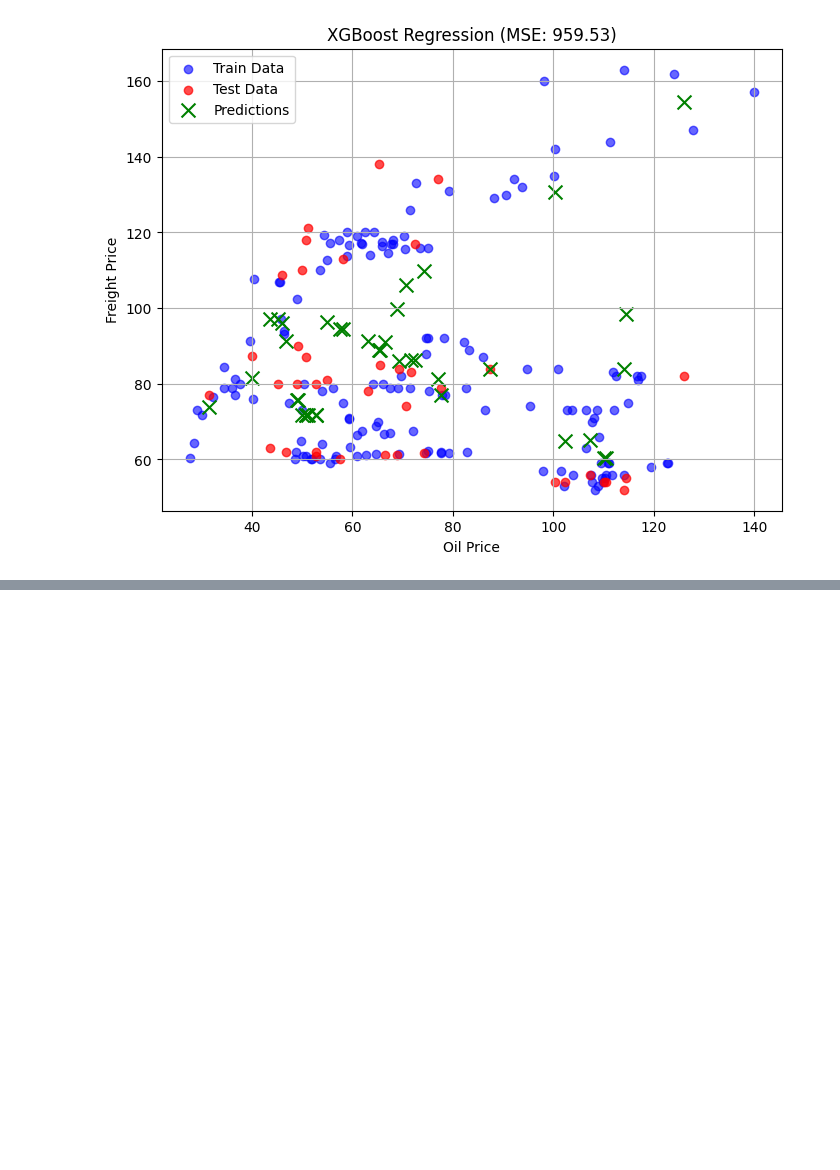
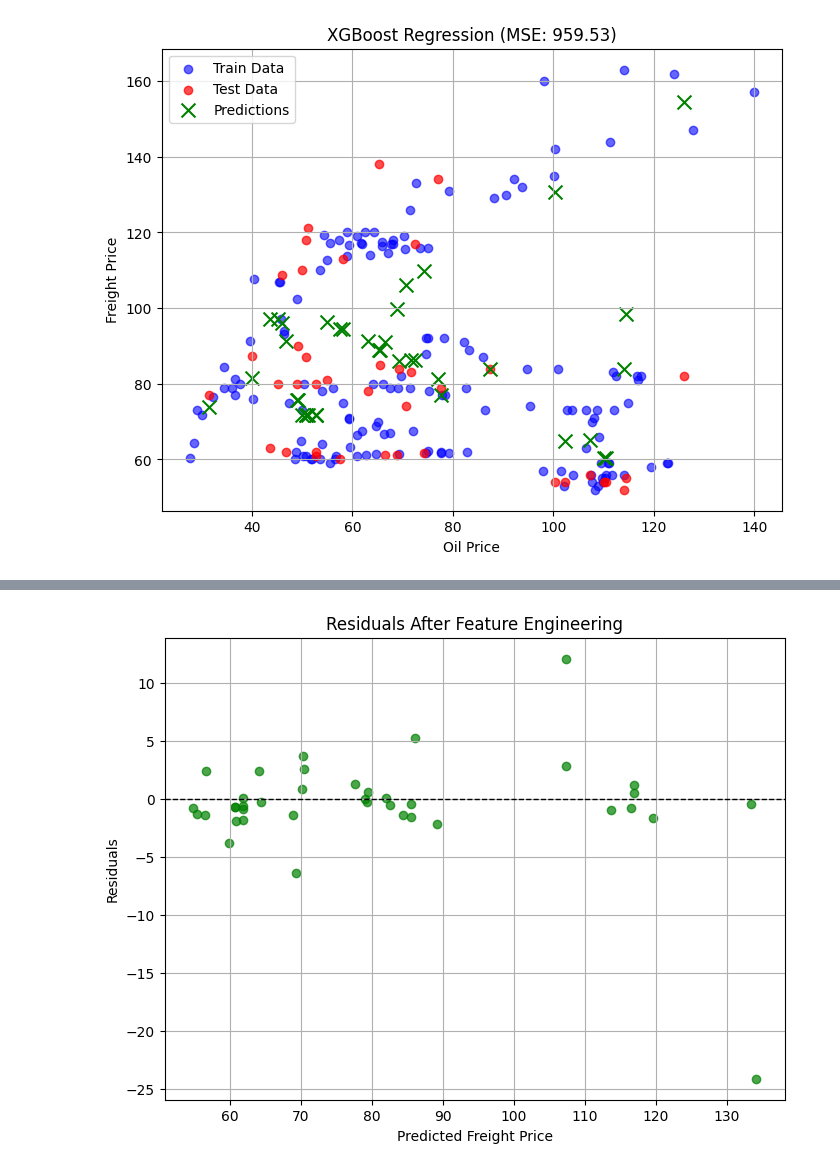
Before and after one commit to ArseniiAntonian/demand_forecasting, a Jupyter notebook: data_cov.ipynb, the cells around one changed output, grey strips where cells are left out. Drawn from its saved outputs; the diff is of its cells as text; code cells hidden in the pictures; blank space fills up the shorter version.

```diff
--- a/data_cov.ipynb
+++ b/data_cov.ipynb
@@ -180,0 +223,30 @@ plt.show()
+# %%
+merged_df["Oil_Lag1"] = merged_df["Price_Oil"].shift(1)
+merged_df["Freight_Lag1"] = merged_df["Price_Freight"].shift(1)
+merged_df["Oil_Change"] = merged_df["Price_Oil"].diff()
+merged_df["Month"] = merged_df["Date"].dt.month
+merged_df.dropna(inplace=True)
+
+# Разделение
+features = ["Price_Oil", "Oil_Lag1", "Freight_Lag1", "Oil_Change", "Month"]
+X = merged_df[features]
+y = merged_df["Price_Freight"]
+X_train, X_test, y_train, y_test = train_test_split(X, y, test_size=0.2, random_state=42)
+
+# Обучение
+model = XGBRegressor(objective="reg:squarederror", n_estimators=50, learning_rate=0.1, max_depth=2, random_state=42)
+model.fit(X_train, y_train)
+y_pred = model.predict(X_test)
+residuals = y_test - y_pred
+
+# График остатков
+plt.figure(figsize=(8, 6))
+plt.axhline(0, color='black', linestyle='--', linewidth=1)
+plt.scatter(y_pred, residuals, color='green', alpha=0.7)
+plt.xlabel("Predicted Freight Price")
+plt.ylabel("Residuals")
+plt.title("Residuals After Feature Engineering")
+plt.grid(True)
+plt.show()
+# %% [output]
+[figure, added]
```
Also changed, not shown: parts of 2 cells of this notebook.
